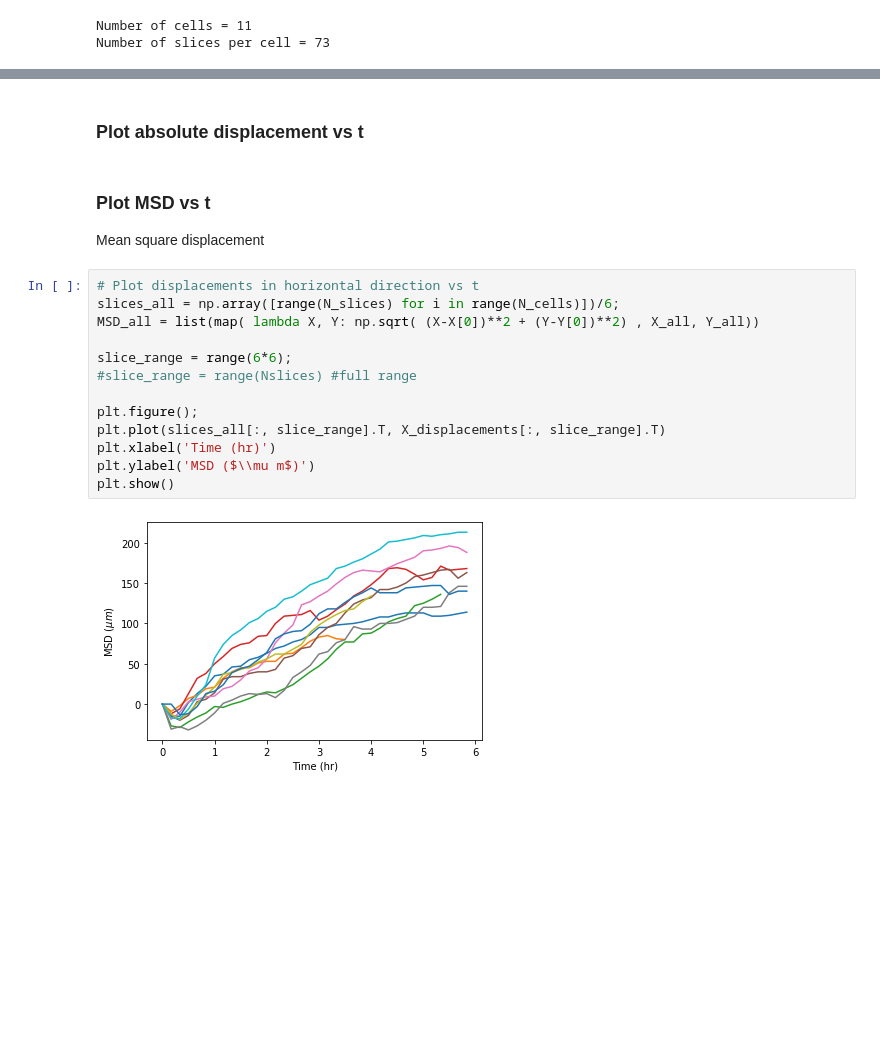
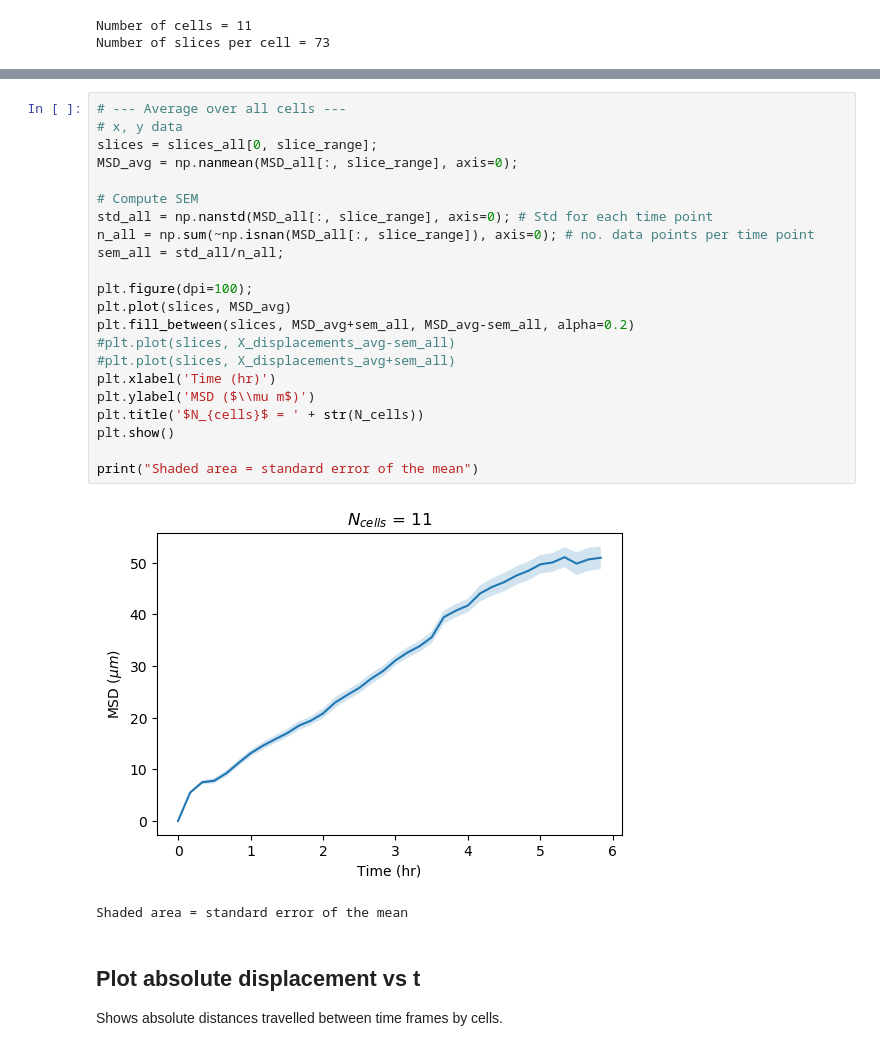
Before and after one commit to YitengDang/For_sharing, a Jupyter notebook: Single_cell_displacements_velocity_MSD.ipynb, the cells around one changed output, grey strips where cells are left out. Saved outputs shown, nothing was run; the diff lists cells and outputs as text; blank space fills up the shorter version.

```diff
--- a/Single_cell_displacements_velocity_MSD.ipynb
+++ b/Single_cell_displacements_velocity_MSD.ipynb
@@ -70,20 +119,28 @@ plt.show()
+# %%
+# --- Average over all cells ---
+# x, y data
+slices = slices_all[0, slice_range];
+MSD_avg = np.nanmean(MSD_all[:, slice_range], axis=0);
+
+# Compute SEM
+std_all = np.nanstd(MSD_all[:, slice_range], axis=0); # Std for each time point
+n_all = np.sum(~np.isnan(MSD_all[:, slice_range]), axis=0); # no. data points per time point
+sem_all = std_all/n_all;
+
+plt.figure(dpi=100);
+plt.plot(slices, MSD_avg)
+plt.fill_between(slices, MSD_avg+sem_all, MSD_avg-sem_all, alpha=0.2)
+#plt.plot(slices, X_displacements_avg-sem_all)
+#plt.plot(slices, X_displacements_avg+sem_all)
+plt.xlabel('Time (hr)')
+plt.ylabel('MSD ($\\mu m$)')
+plt.title('$N_{cells}$ = ' + str(N_cells))
+plt.show()
+
+print("Shaded area = standard error of the mean")
+# %% [output]
+[figure, added]
+Shaded area = standard error of the mean
 # %% [markdown]
-### Plot absolute displacement vs t
+## Plot absolute displacement vs t
+Shows absolute distances travelled between time frames by cells.
-# %% [markdown]
-### Plot MSD vs t
-Mean square displacement
-# %%
-# Plot displacements in horizontal direction vs t
-slices_all = np.array([range(N_slices) for i in range(N_cells)])/6;
-MSD_all = list(map( lambda X, Y: np.sqrt( (X-X[0])**2 + (Y-Y[0])**2) , X_all, Y_all))
-
-slice_range = range(6*6);
-#slice_range = range(Nslices) #full range
-
-plt.figure();
-plt.plot(slices_all[:, slice_range].T, X_displacements[:, slice_range].T)
-plt.xlabel('Time (hr)')
-plt.ylabel('MSD ($\\mu m$)')
-plt.show()
-# %% [output]
-[figure, removed]
```
Also changed, not shown: parts of 13 cells of this notebook.
